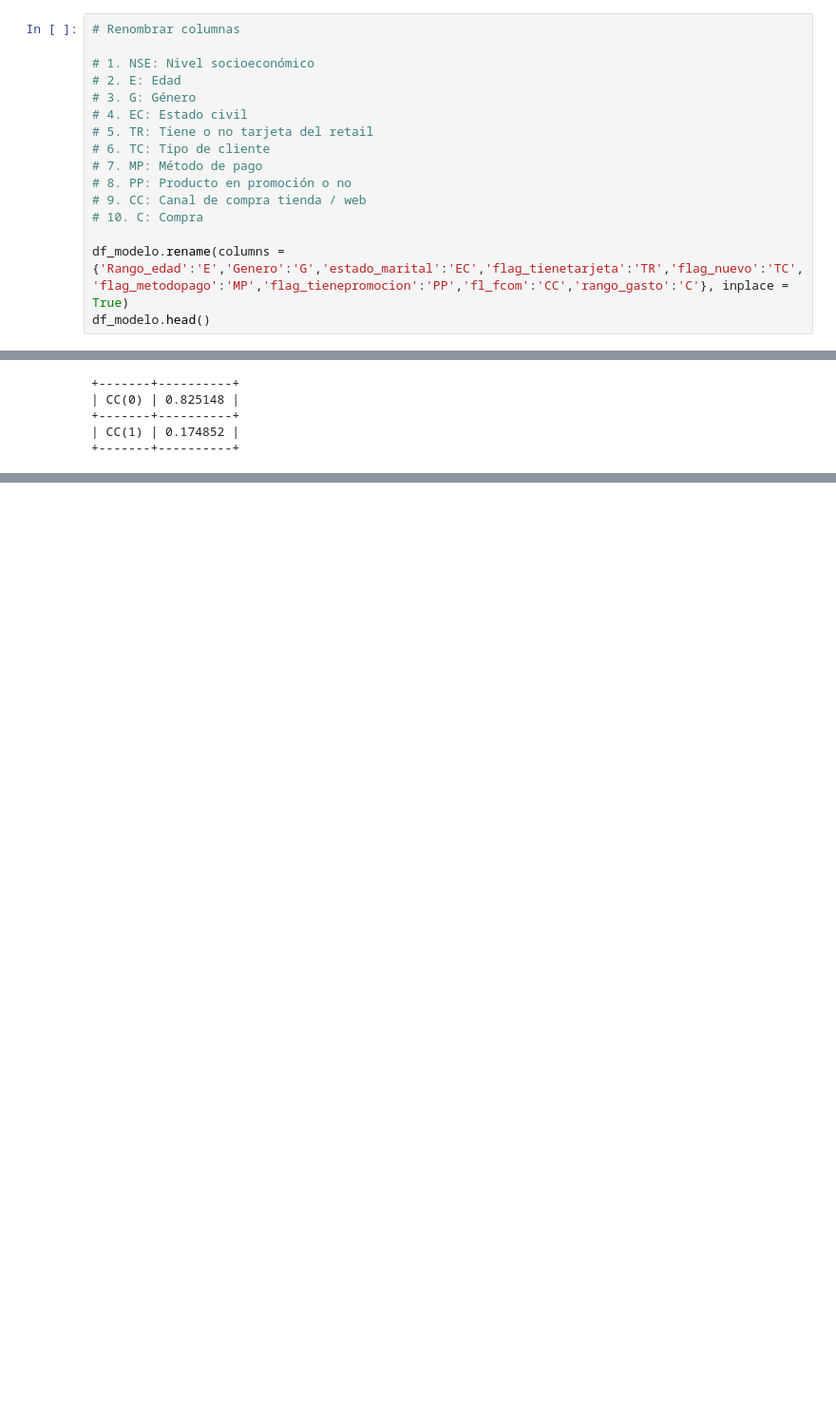
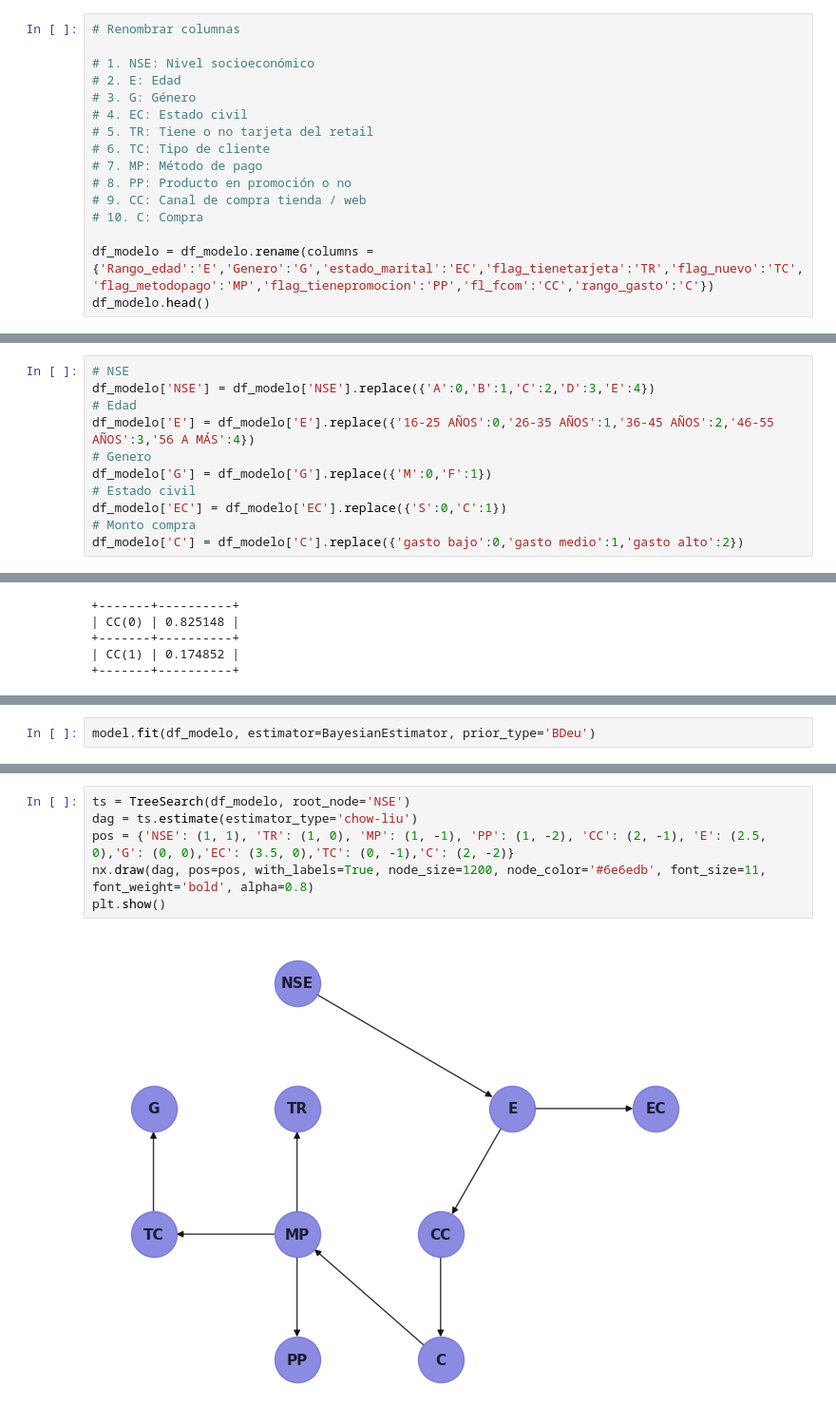
Before and after one commit to maribcs/mgp-bayesian-network-retail, a Jupyter notebook: bayesian_network_retail.ipynb, the cells around one changed output, grey strips where cells are left out. Shown at 95% size. Drawn from its saved outputs; the diff is of its cells as text; blank space fills up the shorter version.

```diff
--- a/bayesian_network_retail.ipynb
+++ b/bayesian_network_retail.ipynb
@@ -41,6 +39,6 @@ df_modelo = df[['NSE','Rango_edad','Genero','estado_marital','flag_tienetarjeta'
 # 9. CC: Canal de compra tienda / web
 # 10. C: Compra
 
-df_modelo.rename(columns = {'Rango_edad':'E','Genero':'G','estado_marital':'EC','flag_tienetarjeta':'TR','flag_nuevo':'TC','flag_metodopago':'MP','flag_tienepromocion':'PP','fl_fcom':'CC','rango_gasto':'C'}, inplace = True)
+df_modelo = df_modelo.rename(columns = {'Rango_edad':'E','Genero':'G','estado_marital':'EC','flag_tienetarjeta':'TR','flag_nuevo':'TC','flag_metodopago':'MP','flag_tienepromocion':'PP','fl_fcom':'CC','rango_gasto':'C'})
 df_modelo.head()
 # %% [output]
@@ -54,6 +48,17 @@ See the caveats in the documentation: https://pandas.pydata.org/pandas-docs/stab
 | 2 | B | 26-35 AÑOS | F | S | 1 | 1 | 1 | 0 | 0 | gasto medio |
 | 3 | C | 36-45 AÑOS | M | C | 0 | 0 | 0 | 0 | 0 | gasto bajo |
 | 4 | B | 36-45 AÑOS | F | S | 1 | 0 | 0 | 0 | 0 | gasto alto |
+# %%
+# NSE
+df_modelo['NSE'] = df_modelo['NSE'].replace({'A':0,'B':1,'C':2,'D':3,'E':4})
+# Edad
+df_modelo['E'] = df_modelo['E'].replace({'16-25 AÑOS':0,'26-35 AÑOS':1,'36-45 AÑOS':2,'46-55 AÑOS':3,'56 A MÁS':4})
+# Genero
+df_modelo['G'] = df_modelo['G'].replace({'M':0,'F':1})
+# Estado civil
+df_modelo['EC'] = df_modelo['EC'].replace({'S':0,'C':1})
+# Monto compra
+df_modelo['C'] = df_modelo['C'].replace({'gasto bajo':0,'gasto medio':1,'gasto alto':2})
 # %% [markdown]
 # 2. Modelo
 # %%
@@ -556,0 +561,2 @@ print(cpd_c)
+# %%
+model.fit(df_modelo, estimator=BayesianEstimator, prior_type='BDeu')
@@ -556,0 +653,8 @@ print(cpd_c)
+# %%
+ts = TreeSearch(df_modelo, root_node='NSE')
+dag = ts.estimate(estimator_type='chow-liu')
+pos = {'NSE': (1, 1), 'TR': (1, 0), 'MP': (1, -1), 'PP': (1, -2), 'CC': (2, -1), 'E': (2.5, 0),'G': (0, 0),'EC': (3.5, 0),'TC': (0, -1),'C': (2, -2)}
+nx.draw(dag, pos=pos, with_labels=True, node_size=1200, node_color='#6e6edb', font_size=11, font_weight='bold', alpha=0.8)
+plt.show()
+# %% [output]
+[figure, added]
```
Also changed, not shown: parts of 60 cells of this notebook.
